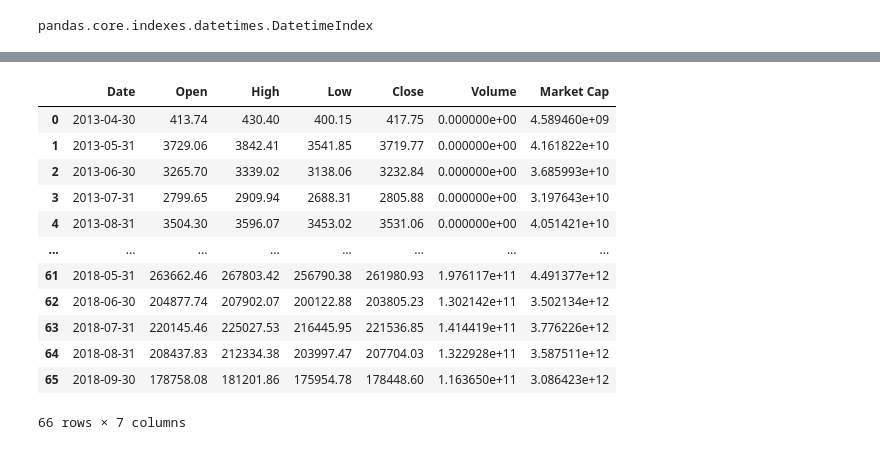
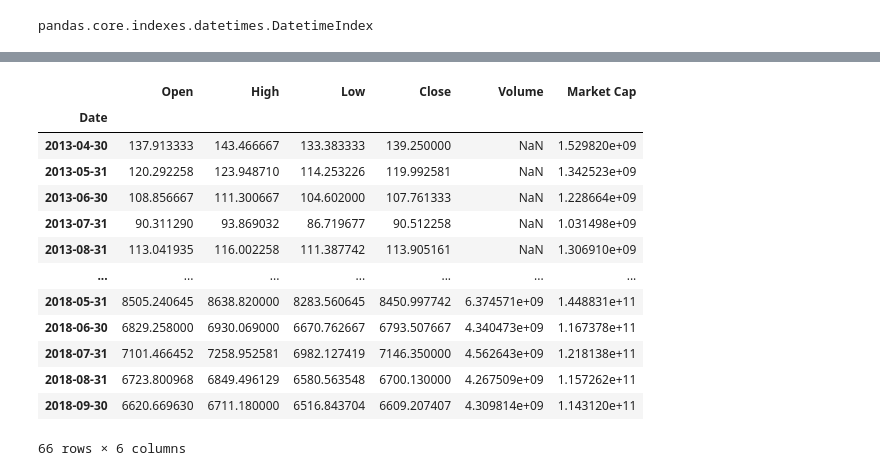
Before and after one commit to samjdedes/time_series_analysis, a Jupyter notebook: notebooks/EDA.ipynb, the cells around one changed output, grey strips where cells are left out. Drawn from its saved outputs; the diff is of its cells as text; code cells hidden in the pictures.

```diff
--- a/notebooks/EDA.ipynb
+++ b/notebooks/EDA.ipynb
@@ -692,17 +656,18 @@ btc
 # %%
-btcM = btc.resample('M').sum().reset_index()
+btcM = btc.resample('M').mean()
 btcM
 # %% [output]
-|  | Date | Open | High | Low | Close | Volume | Market Cap |
-| 0 | 2013-04-30 | 413.74 | 430.40 | 400.15 | 417.75 | 0.000000e+00 | 4.589460e+09 |
-| 1 | 2013-05-31 | 3729.06 | 3842.41 | 3541.85 | 3719.77 | 0.000000e+00 | 4.161822e+10 |
-| 2 | 2013-06-30 | 3265.70 | 3339.02 | 3138.06 | 3232.84 | 0.000000e+00 | 3.685993e+10 |
-| 3 | 2013-07-31 | 2799.65 | 2909.94 | 2688.31 | 2805.88 | 0.000000e+00 | 3.197643e+10 |
-| 4 | 2013-08-31 | 3504.30 | 3596.07 | 3453.02 | 3531.06 | 0.000000e+00 | 4.051421e+10 |
-| ... | ... | ... | ... | ... | ... | ... | ... |
-| 61 | 2018-05-31 | 263662.46 | 267803.42 | 256790.38 | 261980.93 | 1.976117e+11 | 4.491377e+12 |
-| 62 | 2018-06-30 | 204877.74 | 207902.07 | 200122.88 | 203805.23 | 1.302142e+11 | 3.502134e+12 |
-| 63 | 2018-07-31 | 220145.46 | 225027.53 | 216445.95 | 221536.85 | 1.414419e+11 | 3.776226e+12 |
-| 64 | 2018-08-31 | 208437.83 | 212334.38 | 203997.47 | 207704.03 | 1.322928e+11 | 3.587511e+12 |
-| 65 | 2018-09-30 | 178758.08 | 181201.86 | 175954.78 | 178448.60 | 1.163650e+11 | 3.086423e+12 |
+|  | Open | High | Low | Close | Volume | Market Cap |
+| Date |  |  |  |  |  |  |
+| 2013-04-30 | 137.913333 | 143.466667 | 133.383333 | 139.250000 | NaN | 1.529820e+09 |
+| 2013-05-31 | 120.292258 | 123.948710 | 114.253226 | 119.992581 | NaN | 1.342523e+09 |
+| 2013-06-30 | 108.856667 | 111.300667 | 104.602000 | 107.761333 | NaN | 1.228664e+09 |
+| 2013-07-31 | 90.311290 | 93.869032 | 86.719677 | 90.512258 | NaN | 1.031498e+09 |
+| 2013-08-31 | 113.041935 | 116.002258 | 111.387742 | 113.905161 | NaN | 1.306910e+09 |
+| ... | ... | ... | ... | ... | ... | ... |
+| 2018-05-31 | 8505.240645 | 8638.820000 | 8283.560645 | 8450.997742 | 6.374571e+09 | 1.448831e+11 |
+| 2018-06-30 | 6829.258000 | 6930.069000 | 6670.762667 | 6793.507667 | 4.340473e+09 | 1.167378e+11 |
+| 2018-07-31 | 7101.466452 | 7258.952581 | 6982.127419 | 7146.350000 | 4.562643e+09 | 1.218138e+11 |
+| 2018-08-31 | 6723.800968 | 6849.496129 | 6580.563548 | 6700.130000 | 4.267509e+09 | 1.157262e+11 |
+| 2018-09-30 | 6620.669630 | 6711.180000 | 6516.843704 | 6609.207407 | 4.309814e+09 | 1.143120e+11 |
-66 rows × 7 columns
+66 rows × 6 columns
```
Also changed, not shown: parts of 31 cells of this notebook.
